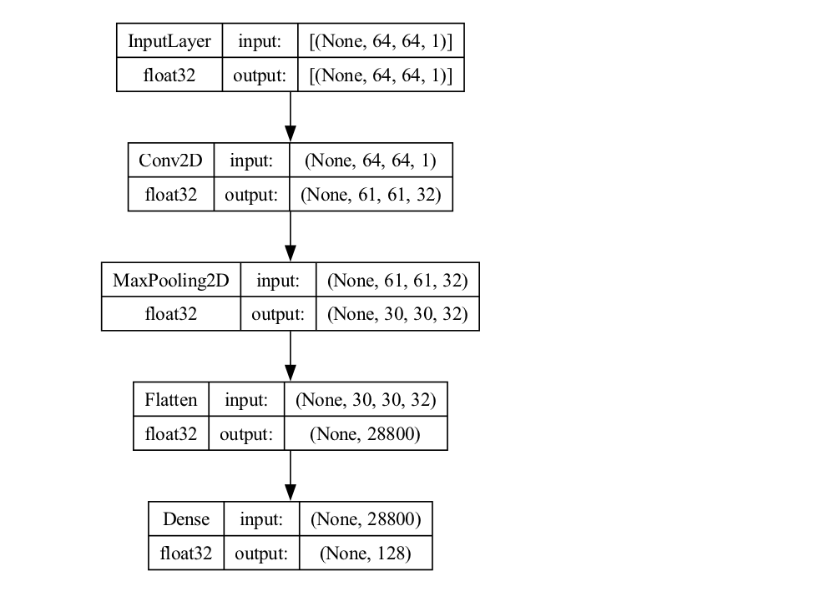
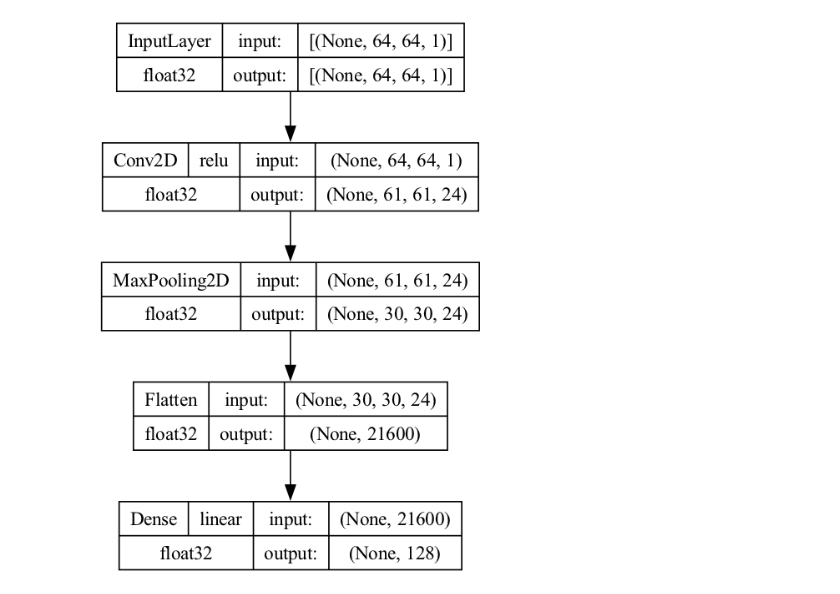
Before and after one commit to Dogeon188/HandwritingRecognizeUnipen, a Jupyter notebook: train.ipynb, the cells around one changed output. Drawn from its saved outputs; the diff is of its cells as text; code cells hidden in the pictures.

Commit message:
model demonstration

```diff
--- a/train.ipynb
+++ b/train.ipynb
@@ -23,22 +23,22 @@ test_dataset = dataset.skip(train_size).batch(batch_size)
 # %%
 # build model
 model = keras.Sequential([
-    keras.layers.Conv2D(32, (4, 4), activation='relu', input_shape=(64, 64, 1)),
+    keras.layers.Conv2D(24, (4, 4), input_shape=(64, 64, 1), activation='relu'),
     keras.layers.MaxPooling2D((2, 2)),
     keras.layers.Flatten(),
-    # keras.layers.Dense(256, activation='relu'),
-    keras.layers.Dense(128)
+    keras.layers.Dense(128),
 ])
+
 model.compile(optimizer='adam',
               loss=keras.losses.SparseCategoricalCrossentropy(from_logits=True),
               metrics=['accuracy'])
 # %%
 # plot model
 target_model = "unipen_no_cap_model" if no_cap else "unipen_model"
 
-keras.utils.plot_model(model, to_file=f"data/{target_model}.png", show_shapes=True, show_layer_names=False, dpi=120, show_dtype=True)
+keras.utils.plot_model(model, to_file=f"data/{target_model}.png", show_shapes=True, show_layer_names=False, dpi=120, show_dtype=True, show_layer_activations=True)
 # %% [output]
-[figure, old version]
+[figure, new version]
 # %%
 model.fit(train_dataset, epochs=epochs)
 # %% [output]
```
Also changed, not shown: parts of 2 cells of this notebook, 3 other files.
